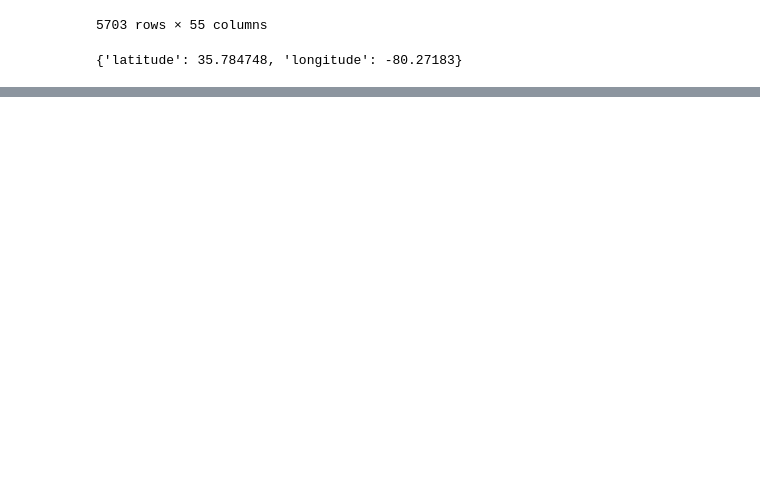
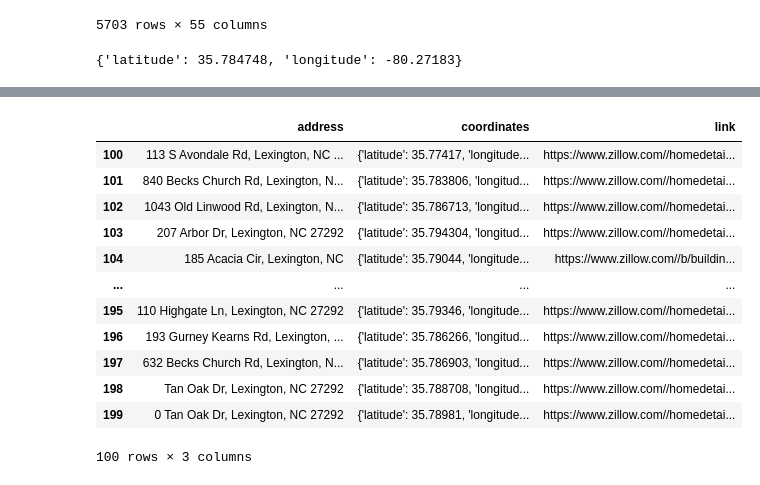
Before and after one commit to mido-99/Scrape-collection, a Jupyter notebook: zillow_homes/Manipulate data.ipynb, the cells around one changed output, grey strips where cells are left out. Saved outputs shown, nothing was run; the diff lists cells and outputs as text; code cells hidden in the pictures; blank space fills up the shorter version.

```diff
--- a/zillow_homes/Manipulate data.ipynb
+++ b/zillow_homes/Manipulate data.ipynb
@@ -373,0 +482,17 @@ df
+# %%
+big_sample = df[100: 200]
+big_sample
+# %% [output]
+|  | address | coordinates | link |
+| 100 | 113 S Avondale Rd, Lexington, NC ... | {'latitude': 35.77417, 'longitude... | https://www.zillow.com//homedetai... |
+| 101 | 840 Becks Church Rd, Lexington, N... | {'latitude': 35.783806, 'longitud... | https://www.zillow.com//homedetai... |
+| 102 | 1043 Old Linwood Rd, Lexington, N... | {'latitude': 35.786713, 'longitud... | https://www.zillow.com//homedetai... |
+| 103 | 207 Arbor Dr, Lexington, NC 27292 | {'latitude': 35.794304, 'longitud... | https://www.zillow.com//homedetai... |
+| 104 | 185 Acacia Cir, Lexington, NC | {'latitude': 35.79044, 'longitude... | https://www.zillow.com//b/buildin... |
+| ... | ... | ... | ... |
+| 195 | 110 Highgate Ln, Lexington, NC 27292 | {'latitude': 35.79346, 'longitude... | https://www.zillow.com//homedetai... |
+| 196 | 193 Gurney Kearns Rd, Lexington, ... | {'latitude': 35.786266, 'longitud... | https://www.zillow.com//homedetai... |
+| 197 | 632 Becks Church Rd, Lexington, N... | {'latitude': 35.786903, 'longitud... | https://www.zillow.com//homedetai... |
+| 198 | Tan Oak Dr, Lexington, NC 27292 | {'latitude': 35.788708, 'longitud... | https://www.zillow.com//homedetai... |
+| 199 | 0 Tan Oak Dr, Lexington, NC 27292 | {'latitude': 35.78981, 'longitude... | https://www.zillow.com//homedetai... |
+100 rows × 3 columns
```
Also changed, not shown: parts of 17 cells of this notebook, 1 other file.
